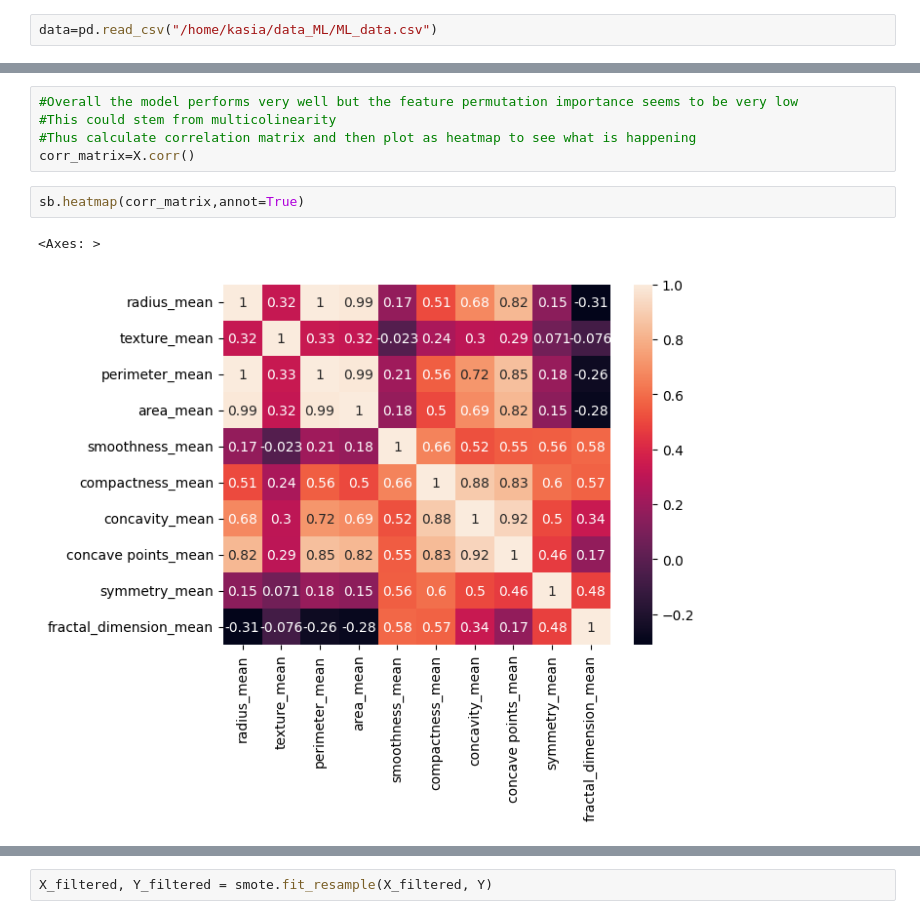
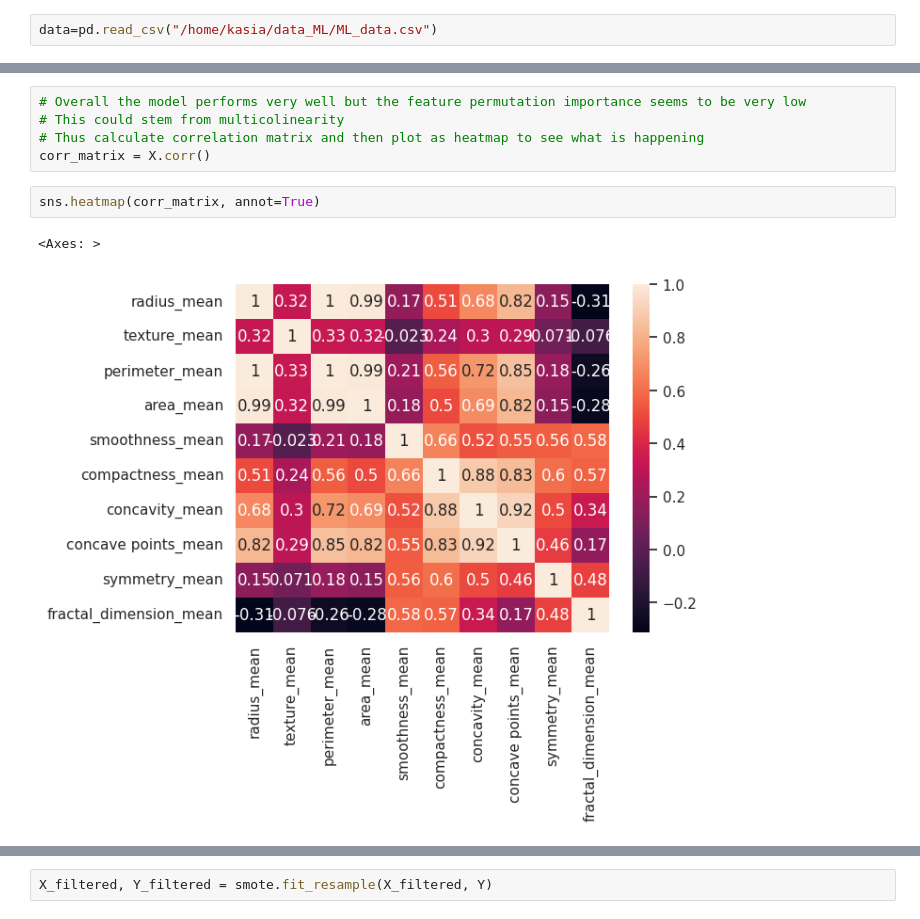
Before and after one commit to kzoltowska/Machine_Learning_Breast_Cancer_Data, a Jupyter notebook: Machine_learning_classifiers.ipynb, the cells around one changed output, grey strips where cells are left out. Drawn from its saved outputs; the diff is of its cells as text.

```diff
--- a/Machine_learning_classifiers.ipynb
+++ b/Machine_learning_classifiers.ipynb
@@ -158,13 +170,13 @@ ax.set_xticklabels(df_importances.columns,rotation=90)
  Text(10, 0, 'fractal_dimension_mean')]
 [figure]
 # %%
-#Overall the model performs very well but the feature permutation importance seems to be very low
-#This could stem from multicolinearity
-#Thus calculate correlation matrix and then plot as heatmap to see what is happening
-corr_matrix=X.corr()
+# Overall the model performs very well but the feature permutation importance seems to be very low
+# This could stem from multicolinearity
+# Thus calculate correlation matrix and then plot as heatmap to see what is happening
+corr_matrix = X.corr()
 # %%
-sb.heatmap(corr_matrix,annot=True)
+sns.heatmap(corr_matrix, annot=True)
 # %% [output]
 <Axes: >
-[figure, old version]
+[figure, new version]
 # %%
```
Also changed, not shown: parts of 29 cells of this notebook.
